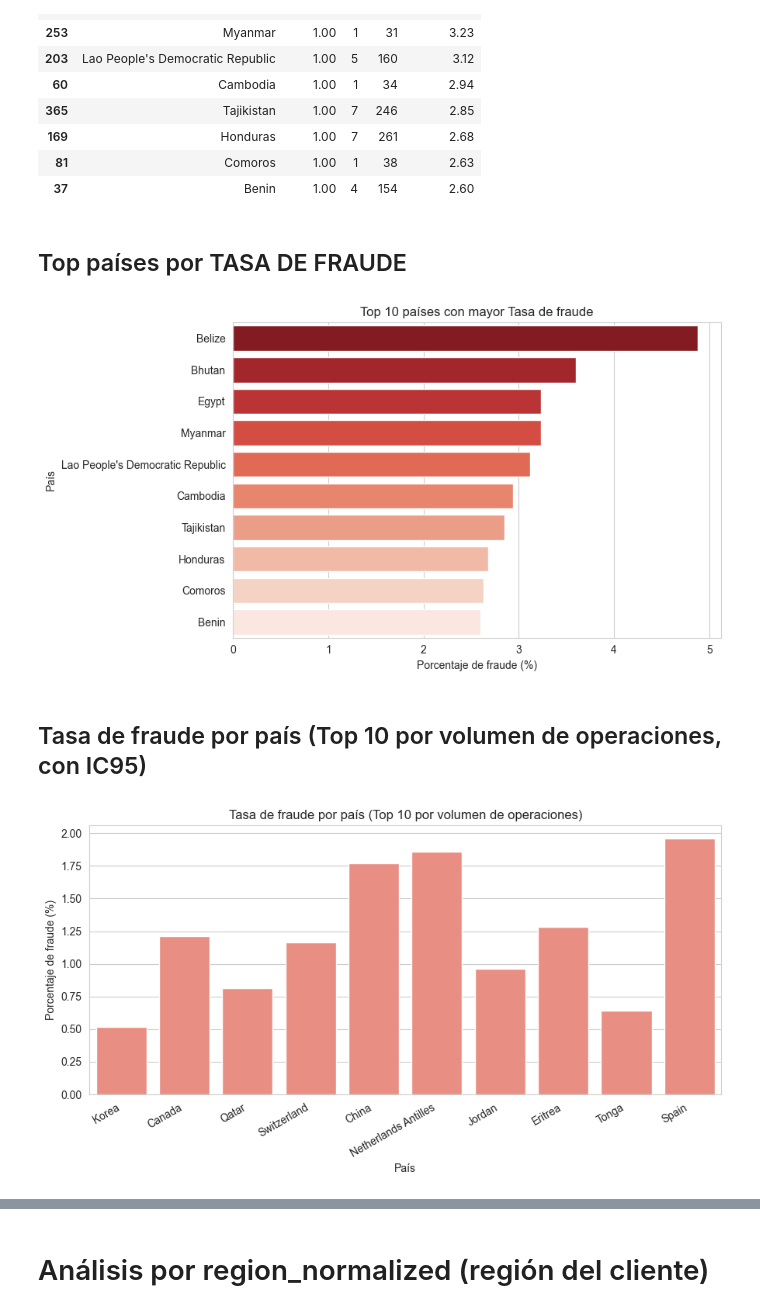
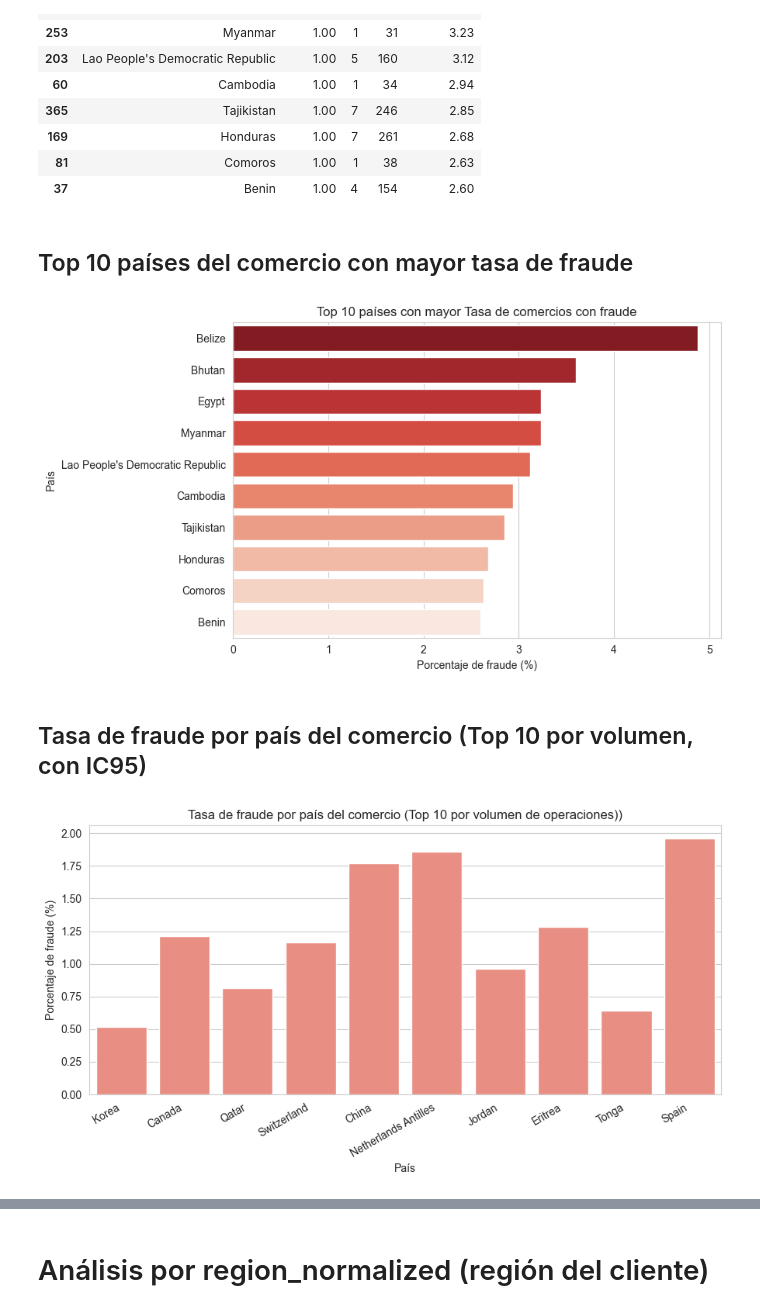
Before and after one commit to PatriciaMerinero/Proyecto_Final_Data_Analytics, a Jupyter notebook: NOTEBOOKS/03_EDA_ANALISIS_DESCRIPTIVO.ipynb, the cells around one changed output, grey strips where cells are left out. Saved outputs shown, nothing was run; the diff lists cells and outputs as text; code cells hidden in the pictures.

Commit message:
Aclaro country_normalized = pías del comercio

```diff
--- a/NOTEBOOKS/03_EDA_ANALISIS_DESCRIPTIVO.ipynb
+++ b/NOTEBOOKS/03_EDA_ANALISIS_DESCRIPTIVO.ipynb
@@ -1487,27 +1488,27 @@ display(paises_fraude_top)
 | 81 | Comoros | 1.00 | 1 | 38 | 2.63 |
 | 37 | Benin | 1.00 | 4 | 154 | 2.60 |
 # %% [markdown]
-## Top países por TASA DE FRAUDE
+## Top 10 países del comercio con mayor tasa de fraude
 # %%
 # --- Gráfico: top países por tasa de fraude ---
 plt.figure(figsize=(9,5))
 sns.barplot(
     data=paises_fraude_top,
     x='pct_fraude',
     y='country_normalized',
     palette='Reds_r'
 )
-plt.title("Top 10 países con mayor Tasa de fraude")
+plt.title("Top 10 países con mayor Tasa de comercios con fraude")
 plt.xlabel("Porcentaje de fraude (%)")
 plt.ylabel("País")
 plt.tight_layout()
 
 plt.savefig(OUT_DIR/ "tasa_fraude_topN_merchant.png")
 plt.show()
 # %% [output]
-[figure, old version]
+[figure, new version]
 # %% [markdown]
-## Tasa de fraude por país (Top 10 por volumen de operaciones, con IC95)
+## Tasa de fraude por país del comercio (Top 10 por volumen, con IC95)
 # %%
 # Calculamos el porcentaje de fraude por país
 res_country = (
@@ -1532,15 +1533,15 @@ sns.barplot(
     color='salmon'
 )
 
-plt.title('Tasa de fraude por país (Top 10 por volumen de operaciones)')
+plt.title('Tasa de fraude por país del comercio (Top 10 por volumen de operaciones))')
 plt.xlabel('País')
 plt.ylabel('Porcentaje de fraude (%)')
 plt.xticks(rotation=30, ha='right')
 plt.tight_layout()
 
 # Guardo
-plt.savefig(OUT_DIR / "top_paises_volumen_operaciones_fraude.png", dpi=300, bbox_inches='tight')
+plt.savefig(OUT_DIR / "top_pais_comercio_fraude_volumen_operaciones.png", dpi=300, bbox_inches='tight')
 plt.show()
 # %% [output]
-[figure, old version]
+[figure, new version]
 # %% [markdown]
```
Also changed, not shown: parts of 8 cells of this notebook, 1 other file.
